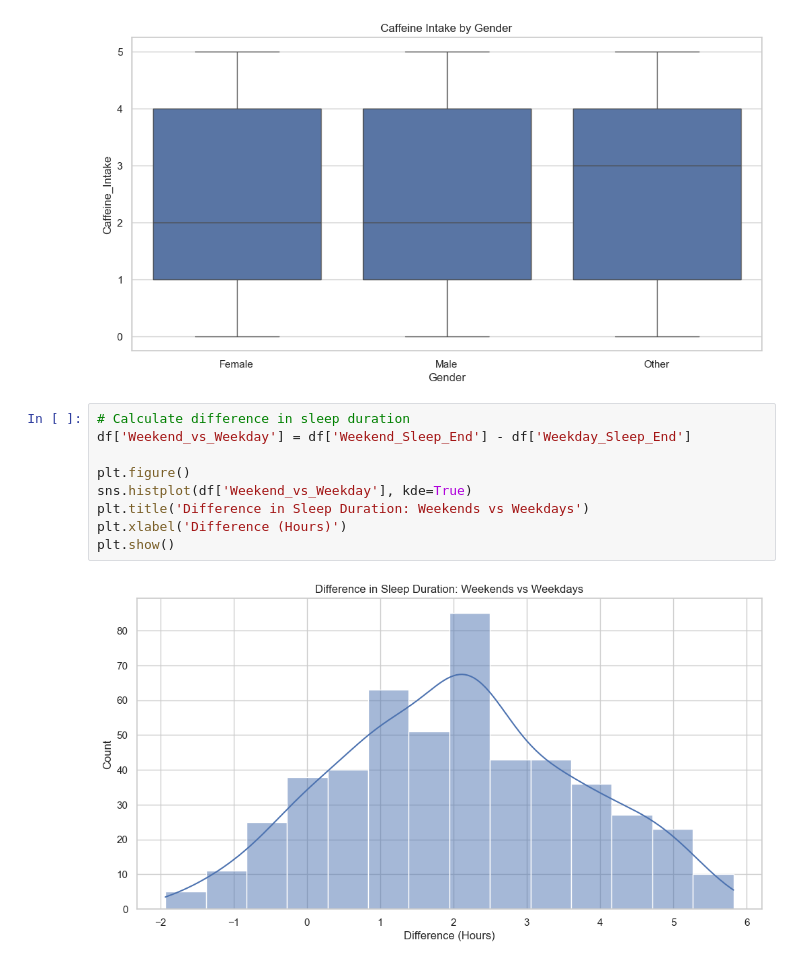
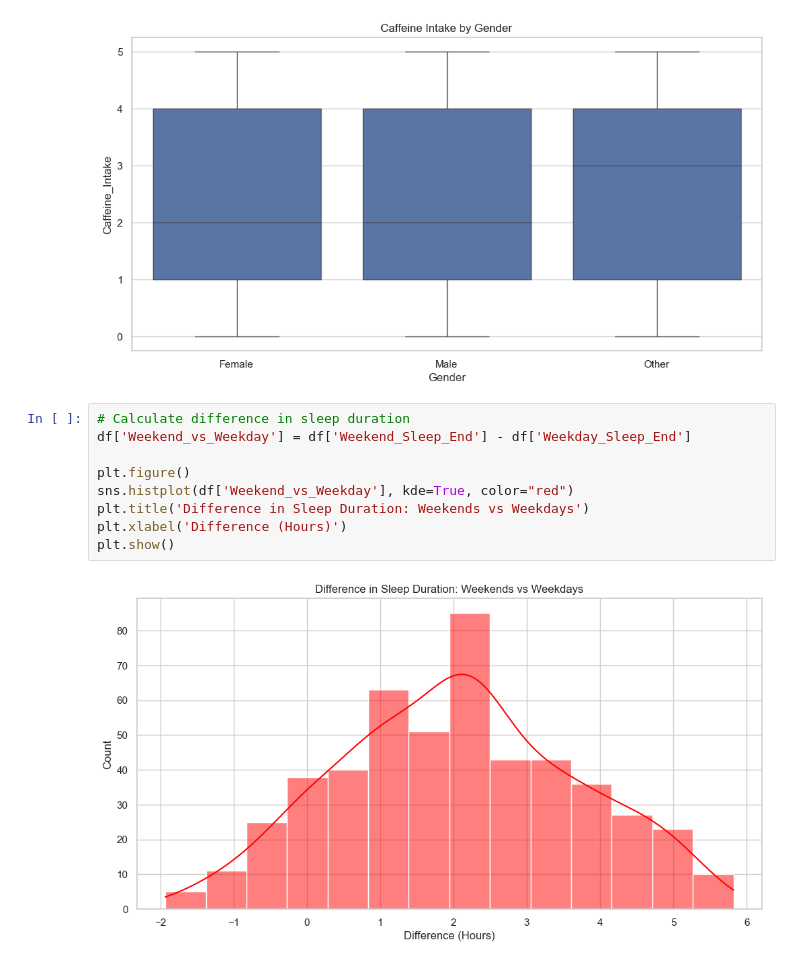
Before and after one commit to CouchPtato/VisualizationProject, a Jupyter notebook: DA/AnalysisProject.ipynb, the cells around one changed output. Saved outputs shown, nothing was run; the diff lists cells and outputs as text.

```diff
--- a/DA/AnalysisProject.ipynb
+++ b/DA/AnalysisProject.ipynb
@@ -178,11 +178,11 @@ plt.show()
 # %%
 # Calculate difference in sleep duration
 df['Weekend_vs_Weekday'] = df['Weekend_Sleep_End'] - df['Weekday_Sleep_End']
 
 plt.figure()
-sns.histplot(df['Weekend_vs_Weekday'], kde=True)
+sns.histplot(df['Weekend_vs_Weekday'], kde=True, color="red")
 plt.title('Difference in Sleep Duration: Weekends vs Weekdays')
 plt.xlabel('Difference (Hours)')
 plt.show()
 # %% [output]
-[figure, old version]
+[figure, new version]
```
Also changed, not shown: parts of 3 cells of this notebook.
